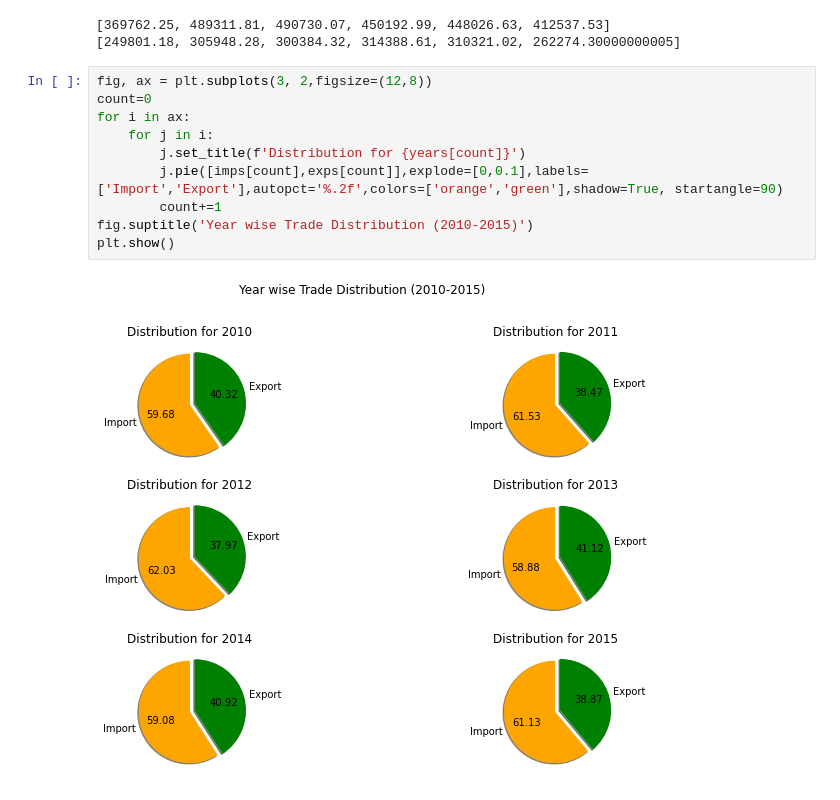
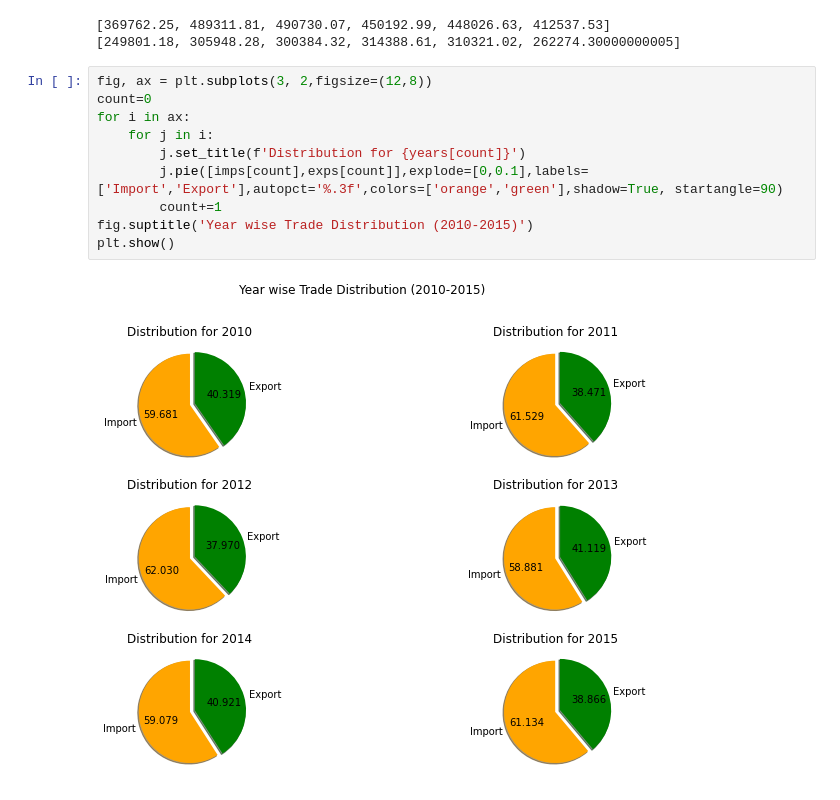
Before and after one commit to bhav09/DataAnalysis-Course-MonSchool, a Jupyter notebook: Chapter 3/Chapter 3 - Mon School.ipynb, the cells around one changed output. Drawn from its saved outputs; the diff is of its cells as text.

```diff
--- a/Chapter 3/Chapter 3 - Mon School.ipynb
+++ b/Chapter 3/Chapter 3 - Mon School.ipynb
@@ -336,12 +353,12 @@ print(exps)
 # %%
 fig, ax = plt.subplots(3, 2,figsize=(12,8))
 count=0
 for i in ax:
     for j in i:
         j.set_title(f'Distribution for {years[count]}')
-        j.pie([imps[count],exps[count]],explode=[0,0.1],labels=['Import','Export'],autopct='%.2f',colors=['orange','green'],shadow=True, startangle=90)
+        j.pie([imps[count],exps[count]],explode=[0,0.1],labels=['Import','Export'],autopct='%.3f',colors=['orange','green'],shadow=True, startangle=90)
         count+=1
 fig.suptitle('Year wise Trade Distribution (2010-2015)')
 plt.show()
 # %% [output]
-[figure, old version]
+[figure, new version]
```
Also changed, not shown: parts of 15 cells of this notebook, 2 other files.
